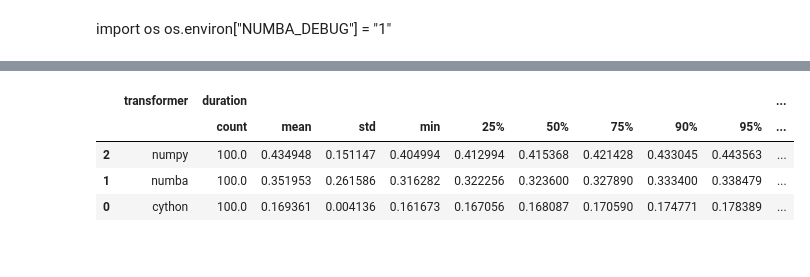
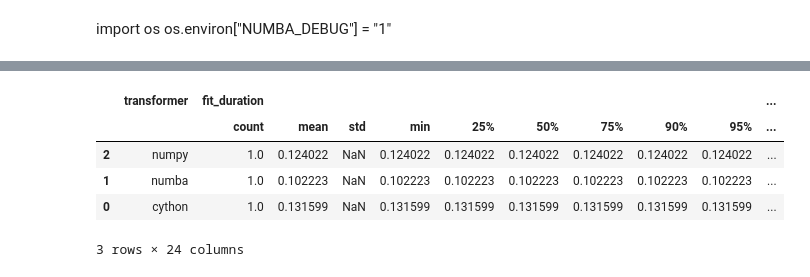
Before and after one commit to jimthompson5802/fast-python, a Jupyter notebook: ple/ple_benchmark.ipynb, the cells around one changed output, grey strips where cells are left out. Cells and saved outputs as stored; diff of their text form; code cells hidden in the pictures.

```diff
--- a/ple/ple_benchmark.ipynb
+++ b/ple/ple_benchmark.ipynb
@@ -68,15 +71,28 @@ import pandas as pd
 import gc
 
 # helper function to test the different implementations of matrix multiplication
-def test_transformer(transformer_to_test, identifier, df):
+def test_transformer(TransformerToTest, identifier, df, num_bins=45):
+    # create the transformer
+    transformer_to_test = TransformerToTest(num_bins=num_bins)
+
+    # disable garbage collection to get more accurate timing results
     gc.disable()
+
+    # fit and transform the data
+    start_time = time.time()
+    transformer_to_test.fit(df)
+    end_time = time.time()
+    fit_duration = end_time - start_time
+
     start_time = time.time()
     transformer_to_test.transform(df)
     end_time = time.time()
-    duration = end_time - start_time
+    transform_duration = end_time - start_time
+
+    # enable garbage collection again
     gc.enable()
 
-    return {"transformer": identifier, "duration": duration}
+    return {"transformer": identifier, "fit_duration": fit_duration, "transform_duration": transform_duration}
 
 test_results = []
 # %% [output]
@@ -84,23 +100,15 @@ CPU times: user 7 µs, sys: 0 ns, total: 7 µs
 Wall time: 9.78 µs
-# %%
-# setup the transformers for testing
-transformer_np = MyTransformerNP(num_bins=NUM_BINS)
-transformer_np.fit(df_data)
-transformer_numba = MyTransformerNumba(num_bins=NUM_BINS)
-transformer_numba.fit(df_data)
-transformer_cython = MyTransformerCython(num_bins=NUM_BINS)
-transformer_cython.fit(df_data)
-
-# setup test scenarios
-test_scenarios = [
-    ("numpy", transformer_np),
-    ("numba", transformer_numba),
-    ("cython", transformer_cython)
-]
+# %%
+# setup test scenarios
+test_scenarios = [
+    ("numpy", MyTransformerNP),
+    ("numba", MyTransformerNumba),
+    ("cython", MyTransformerCython)
+]
 # %%
 %%time
 # run test scenarios
-for _ in range(100):
+for _ in range(NUM_RUNS):
     for scenario in test_scenarios:
         test_results.append(test_transformer(scenario[1], scenario[0], df_data))
 # %% [output]
@@ -130,18 +142,19 @@ df_results.T
 # %%
 # Define the order of the categories
 order = ['numpy', 'numba', 'cython']
 
 # Convert the 'transformer' column to a categorical type
 df_results['transformer'] = df_results['transformer'].astype('category')
 df_results['transformer'] = df_results['transformer'].cat.set_categories(order)
 df_results.sort_values('transformer', inplace=True)
 
 # compute speed up relative to numpy
-df_results['speed_up'] = df_results[df_results.transformer == 'numpy'][('duration', 'mean')].values[0] / df_results[('duration', 'mean')]
+df_results['speed_up'] = df_results[df_results.transformer == 'numpy'][('transform_duration', 'mean')].values[0] / df_results[('transform_duration', 'mean')]
 df_results
 # %% [output]
-|  | transformer | duration |  |  |  |  |  |  |  |  | ... |
+|  | transformer | fit_duration |  |  |  |  |  |  |  |  | ... |
 |  |  | count | mean | std | min | 25% | 50% | 75% | 90% | 95% | ... |
-| 2 | numpy | 100.0 | 0.434948 | 0.151147 | 0.404994 | 0.412994 | 0.415368 | 0.421428 | 0.433045 | 0.443563 | ... |
-| 1 | numba | 100.0 | 0.351953 | 0.261586 | 0.316282 | 0.322256 | 0.323600 | 0.327890 | 0.333400 | 0.338479 | ... |
-| 0 | cython | 100.0 | 0.169361 | 0.004136 | 0.161673 | 0.167056 | 0.168087 | 0.170590 | 0.174771 | 0.178389 | ... |
+| 2 | numpy | 1.0 | 0.124022 | NaN | 0.124022 | 0.124022 | 0.124022 | 0.124022 | 0.124022 | 0.124022 | ... |
+| 1 | numba | 1.0 | 0.102223 | NaN | 0.102223 | 0.102223 | 0.102223 | 0.102223 | 0.102223 | 0.102223 | ... |
+| 0 | cython | 1.0 | 0.131599 | NaN | 0.131599 | 0.131599 | 0.131599 | 0.131599 | 0.131599 | 0.131599 | ... |
+3 rows × 24 columns
```
Also changed, not shown: parts of 10 cells of this notebook.
